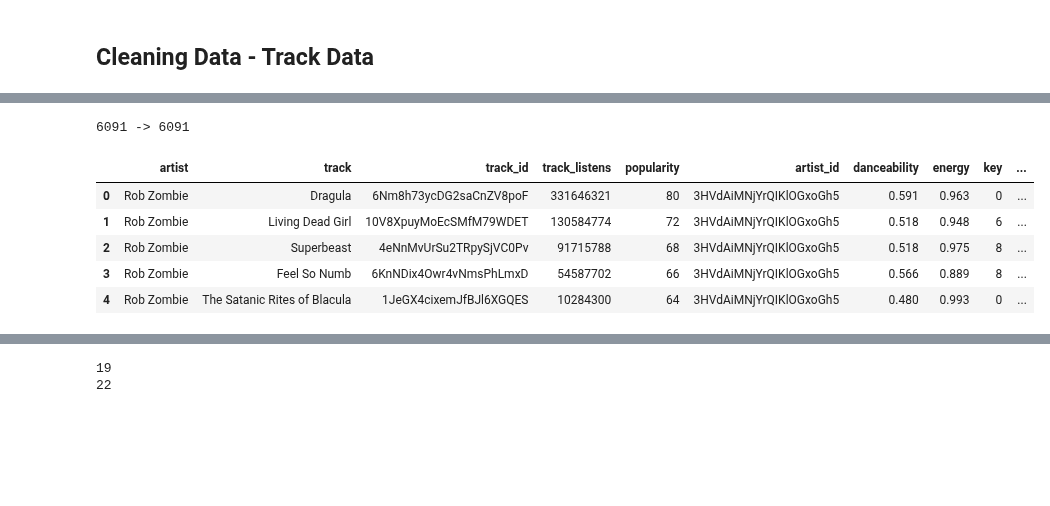
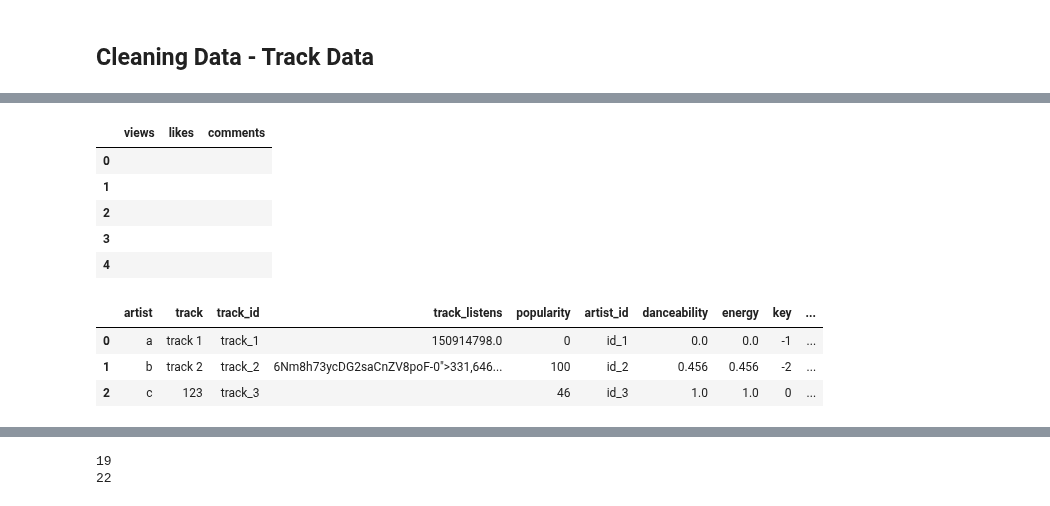
Before and after one commit to cjcdwburger/UOL_DSM020_CW2, a Jupyter notebook: CW2.ipynb, the cells around one changed output, grey strips where cells are left out. Cells and saved outputs as stored; diff of their text form; code cells hidden in the pictures; blank space fills up the shorter version.

Commit message:
added additional cleaning methods and tests

```diff
--- a/CW2.ipynb
+++ b/CW2.ipynb
@@ -1465,34 +1606,34 @@ mock_tracks_base_df = pd.DataFrame.from_dict(
                                     150914798.0, '6Nm8h73ycDG2saCnZV8poF-0">331,646,321', '', 'asd', np.nan, [], 20, -3, '123'
                                 ],
         'popularity':           [
-                                    '', '', '', '', '', '', '', '', ''
+                                    0, 100, 46, 'a', -3, 102, '123', [21], np.nan
                                 ],
         'artist_id':            [
-                                    '', '', '', '', '', '', '', '', ''
+                                    'id_1', 'id_2', 'id_3', 'id_4', 'id_5', 'id_6', 'id_7', 'id_8', 'if_9'
                                 ],
-        'danceability':           [
-                                    '', '', '', '', '', '', '', '', ''
+        'danceability':         [
+                                    0.0, 0.456, 1.0, 1.2, -0.2, '', ['asd'], np.nan, '0.6'
                                 ],
         'energy':               [
-                                    '', '', '', '', '', '', '', '', ''
+                                    0.0, 0.456, 1.0, 1.2, -0.2, '', ['asd'], np.nan, '0.6'
                                 ],
         'key':                  [
-                                    '', '', '', '', '', '', '', '', ''
+                                    -1, -2, 0, '', 11, 12, np.nan, '2', ['1']
                                 ],
         'loudness':             [
-                                    '', '', '', '', '', '', '', '', ''
+                                    -60.0, -62.22, -31.336, 0.0, 0.1, np.nan, '', [-33.1], 60.0
                                 ],
         'mode':                 [
-                                    '', '', '', '', '', '', '', '', ''
+                                    0, 1, 2, -1, 0.5, '0', [''], np.nan, ''
                                 ],
         'speechiness':          [
-                                    '', '', '', '', '', '', '', '', ''
+                                    0.0, 0.456, 1.0, 1.2, -0.2, '', ['asd'], np.nan, '0.6'
                                 ],
         'acousticness':         [
-                                    '', '', '', '', '', '', '', '', ''
+                                    0.0, 0.456, 1.0, 1.2, -0.2, '', ['asd'], np.nan, '0.6'
                                 ],
         'instrumentalness':     [
-                                    '', '', '', '', '', '', '', '', ''
+                                    0.0, 0.456, 1.0, 1.2, -0.2, '', ['asd'], np.nan, '0.6'
                                 ],
         'liveness':             [
                                     '', '', '', '', '', '', '', '', ''
@@ -1527,40 +1677,46 @@ mock_tracks_additional_df = pd.DataFrame.from_dict({
+# %%
+mock_tracks_additional_df.head()
+# %% [output]
+|  | views | likes | comments |
+| 0 |  |  |  |
+| 1 |  |  |  |
+| 2 |  |  |  |
+| 3 |  |  |  |
+| 4 |  |  |  |
 # %%
 
 # Mock base cols check
-# clean_tracks_dataframe(
-#     mock_tracks_base_df,
-#     clean_listens=True
-# ).head(10)
+clean_tracks_dataframe(
+    mock_tracks_base_df,
+    clean_speechiness=True
+).head(10)
 
 # Mock all cols check
 # clean_tracks_dataframe(
 #     pd.concat([mock_tracks_base_df, mock_tracks_additional_df], axis=1),
 #     use_additional_cols=True,
-#     clean_listens=True
+#     clean_mode=True
 # ).head(10)
 
 # Check spotify tracks
 # result_df = clean_tracks_dataframe(
 #     spotify_df,
 #     use_additional_cols=False,
 #     clean_all=True
 # )
 # print(len(spotify_df), '->', len(result_df))
 # result_df.head()
 
 # Check kaggle tracks
 # result_df = clean_tracks_dataframe(
 #     kaggle_df,
 #     use_additional_cols=True,
 #     clean_all=True
 # )
 # print(len(kaggle_df), '->', len(result_df))
 # result_df.head()
 # %% [output]
-6091 -> 6091
 |  | artist | track | track_id | track_listens | popularity | artist_id | danceability | energy | key | ... |
-| 0 | Rob Zombie | Dragula | 6Nm8h73ycDG2saCnZV8poF | 331646321 | 80 | 3HVdAiMNjYrQIKlOGxoGh5 | 0.591 | 0.963 | 0 | ... |
-| 1 | Rob Zombie | Living Dead Girl | 10V8XpuyMoEcSMfM79WDET | 130584774 | 72 | 3HVdAiMNjYrQIKlOGxoGh5 | 0.518 | 0.948 | 6 | ... |
-| 2 | Rob Zombie | Superbeast | 4eNnMvUrSu2TRpySjVC0Pv | 91715788 | 68 | 3HVdAiMNjYrQIKlOGxoGh5 | 0.518 | 0.975 | 8 | ... |
-| 3 | Rob Zombie | Feel So Numb | 6KnNDix4Owr4vNmsPhLmxD | 54587702 | 66 | 3HVdAiMNjYrQIKlOGxoGh5 | 0.566 | 0.889 | 8 | ... |
-| 4 | Rob Zombie | The Satanic Rites of Blacula | 1JeGX4cixemJfBJl6XGQES | 10284300 | 64 | 3HVdAiMNjYrQIKlOGxoGh5 | 0.480 | 0.993 | 0 | ... |
+| 0 | a | track 1 | track_1 | 150914798.0 | 0 | id_1 | 0.0 | 0.0 | -1 | ... |
+| 1 | b | track 2 | track_2 | 6Nm8h73ycDG2saCnZV8poF-0">331,646... | 100 | id_2 | 0.456 | 0.456 | -2 | ... |
+| 2 | c | 123 | track_3 |  | 46 | id_3 | 1.0 | 1.0 | 0 | ... |
```
Also changed, not shown: parts of 5 cells of this notebook.
